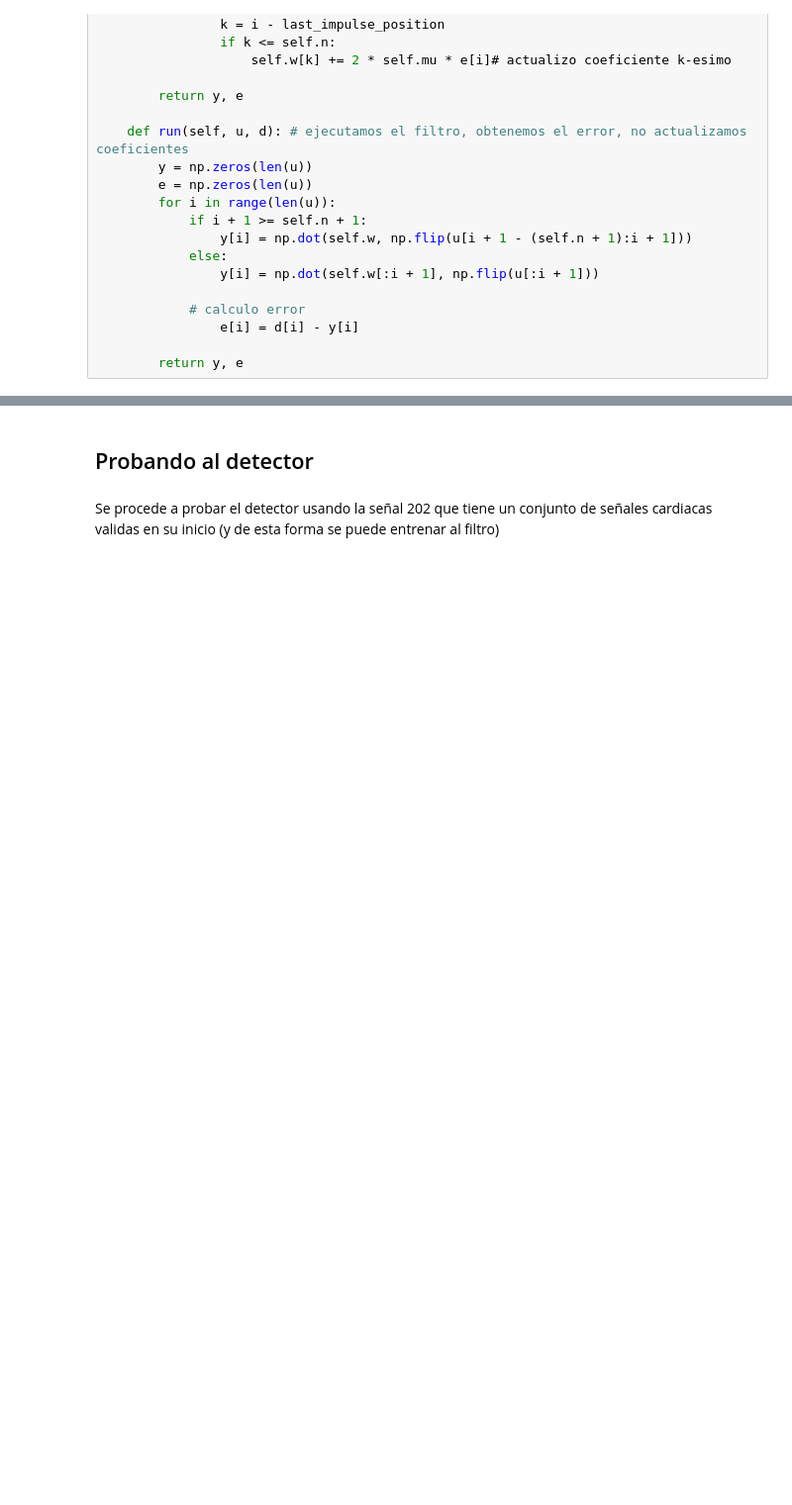
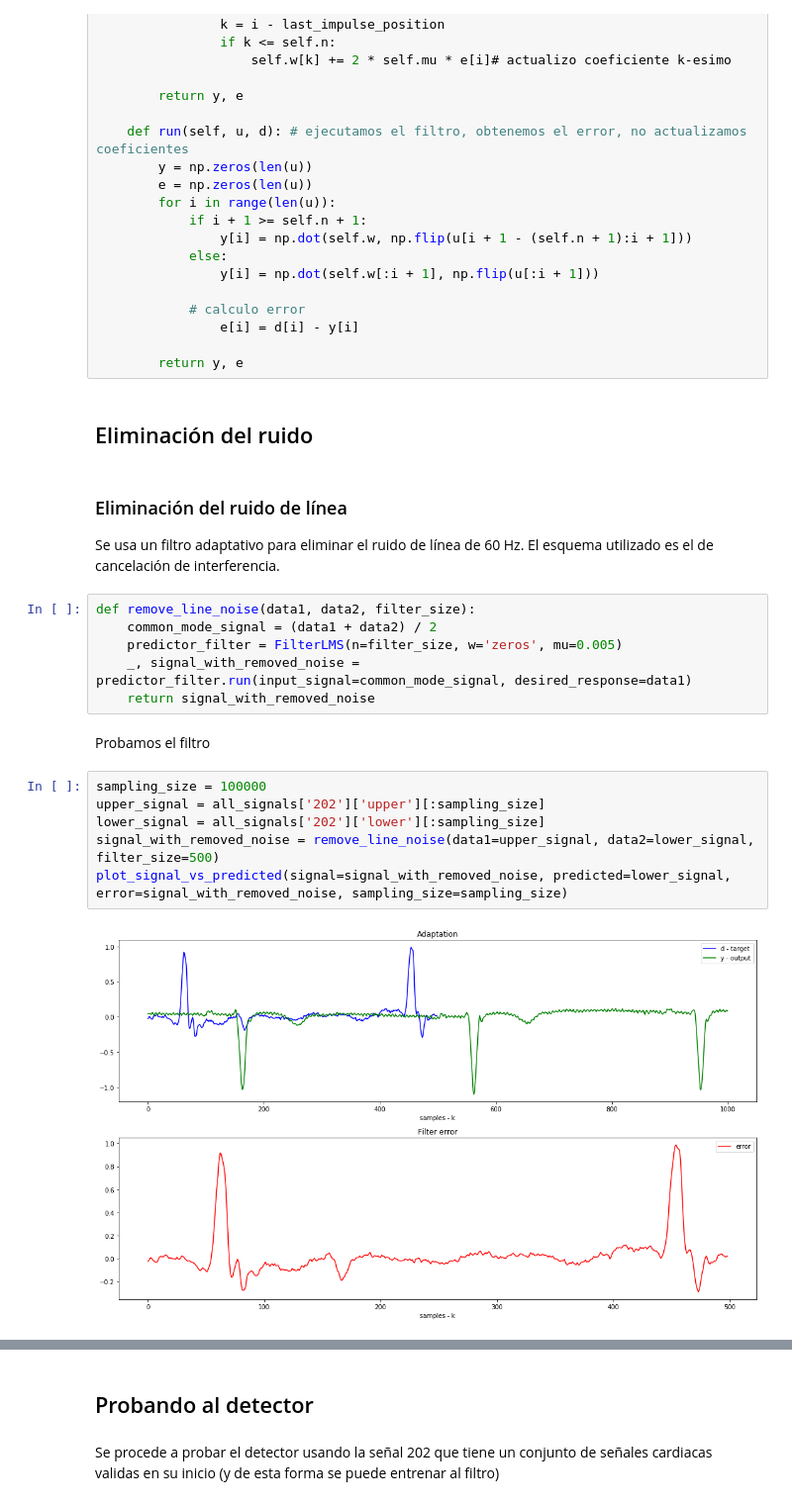
Before and after one commit to newtonis/Electrocardiogram-LMS, a Jupyter notebook: Electrocardiogram_anomalies.ipynb, the cells around one changed output, grey strips where cells are left out. Shown at 99% size. Drawn from its saved outputs; the diff is of its cells as text; blank space fills up the shorter version.

```diff
--- a/Electrocardiogram_anomalies.ipynb
+++ b/Electrocardiogram_anomalies.ipynb
@@ -344,3 +337,25 @@ class filterARF:
                 e[i] = d[i] - y[i]
 
         return y, e
+# %% [markdown]
+## Eliminación del ruido
+# %% [markdown]
+### Eliminación del ruido de línea
+
+Se usa un filtro adaptativo para eliminar el ruido de línea de 60 Hz. El esquema utilizado es el de cancelación de interferencia.
+# %%
+def remove_line_noise(data1, data2, filter_size):
+    common_mode_signal = (data1 + data2) / 2
+    predictor_filter = FilterLMS(n=filter_size, w='zeros', mu=0.005)
+    _, signal_with_removed_noise = predictor_filter.run(input_signal=common_mode_signal, desired_response=data1)
+    return signal_with_removed_noise
+# %% [markdown]
+Probamos el filtro
+# %%
+sampling_size = 100000
+upper_signal = all_signals['202']['upper'][:sampling_size]
+lower_signal = all_signals['202']['lower'][:sampling_size]
+signal_with_removed_noise = remove_line_noise(data1=upper_signal, data2=lower_signal, filter_size=500)
+plot_signal_vs_predicted(signal=signal_with_removed_noise, predicted=lower_signal, error=signal_with_removed_noise, sampling_size=sampling_size)
+# %% [output]
+[figure, added]
```
Also changed, not shown: parts of 3 cells of this notebook.
